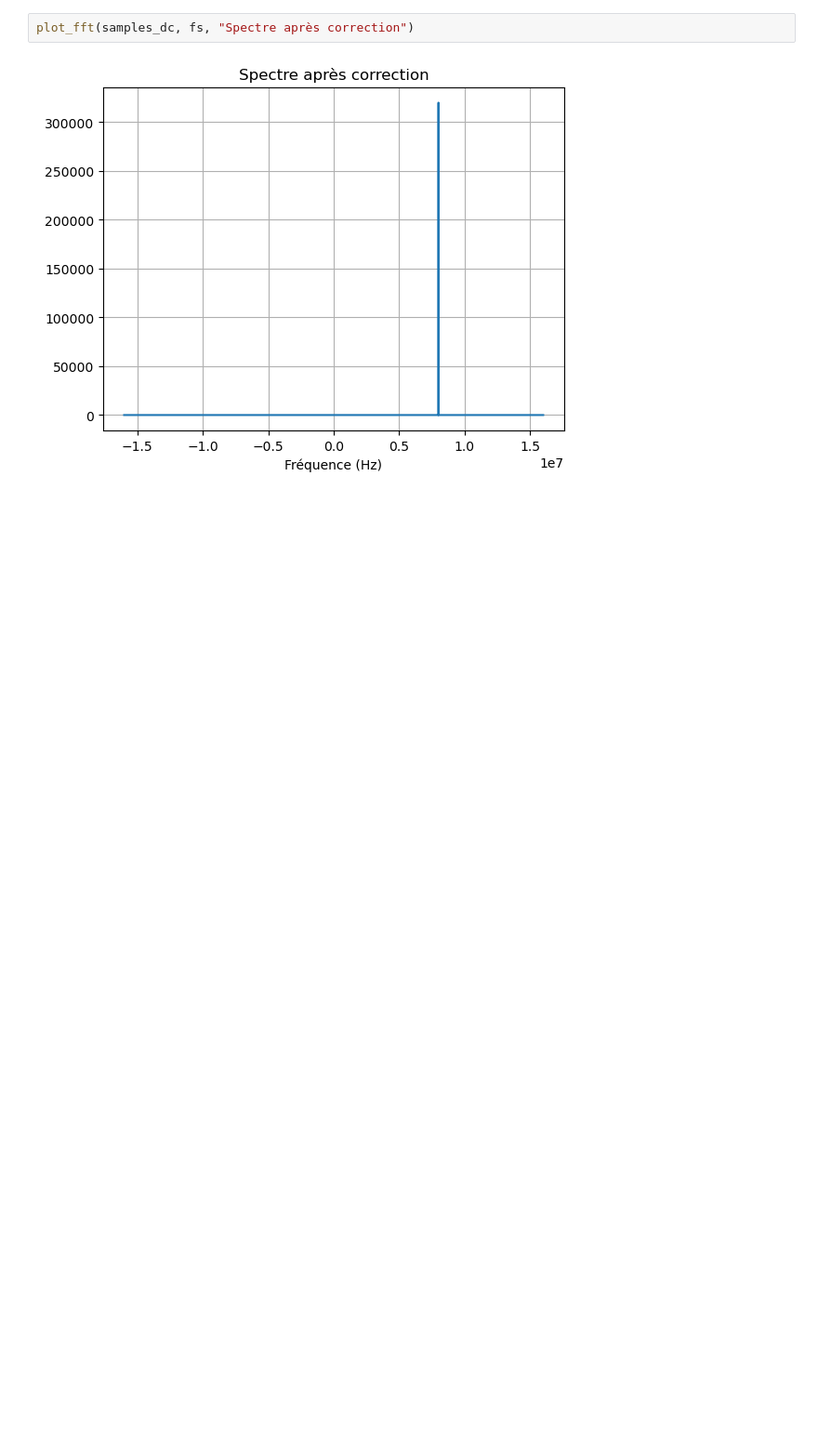
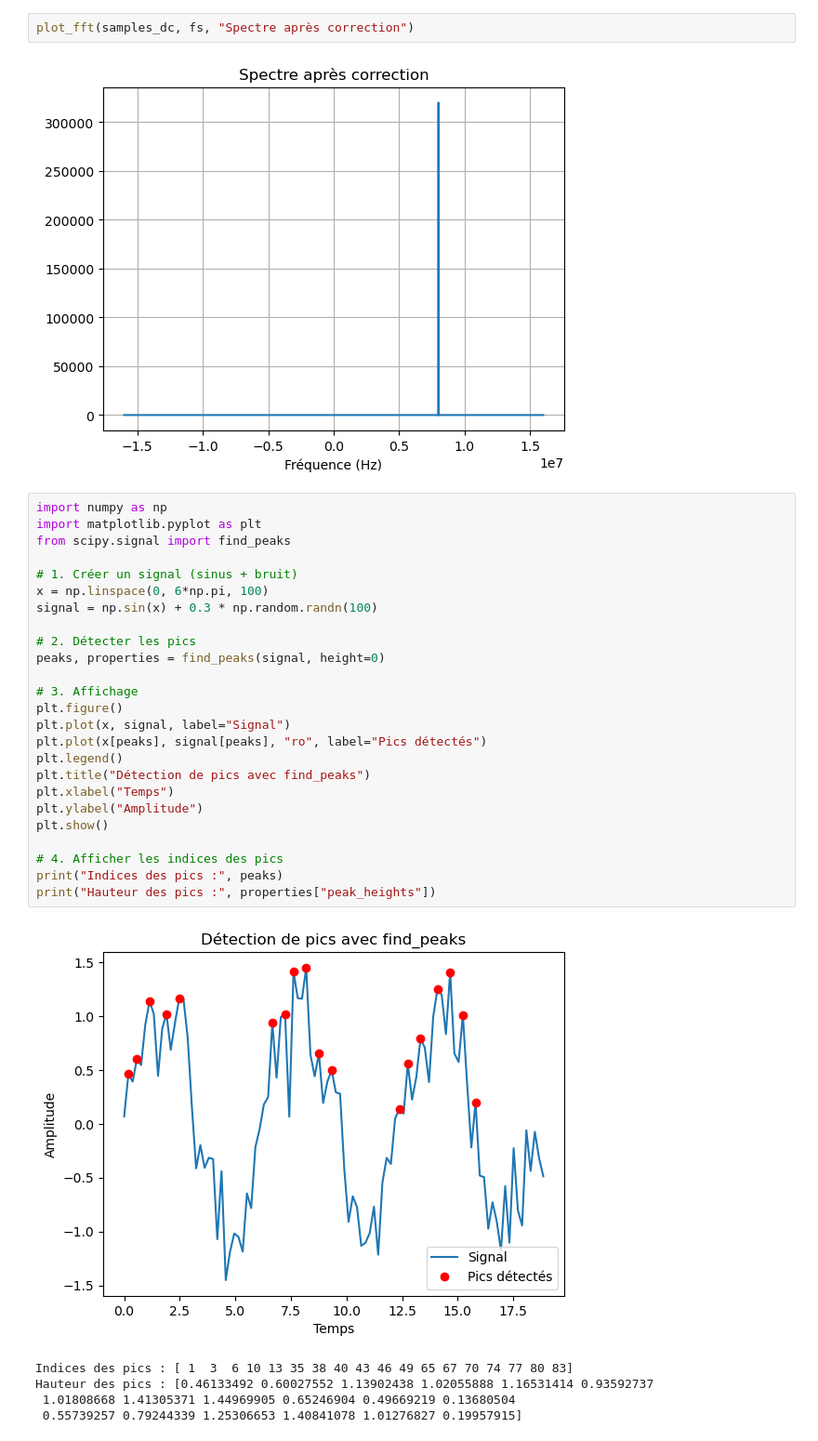
Before and after one commit to yousefBens/SDR_PRPD, a Jupyter notebook: Learn.ipynb, the cells around one changed output. Shown at 93% size. Cells and saved outputs as stored; diff of their text form; blank space fills up the shorter version.

```diff
--- a/Learn.ipynb
+++ b/Learn.ipynb
@@ -285,3 +285,34 @@ plt.show()
 plot_fft(samples_dc, fs, "Spectre après correction")
 # %% [output]
 [figure]
+# %%
+import numpy as np
+import matplotlib.pyplot as plt
+from scipy.signal import find_peaks
+
+# 1. Créer un signal (sinus + bruit)
+x = np.linspace(0, 6*np.pi, 100)
+signal = np.sin(x) + 0.3 * np.random.randn(100)
+
+# 2. Détecter les pics
+peaks, properties = find_peaks(signal, height=0)
+
+# 3. Affichage
+plt.figure()
+plt.plot(x, signal, label="Signal")
+plt.plot(x[peaks], signal[peaks], "ro", label="Pics détectés")
+plt.legend()
+plt.title("Détection de pics avec find_peaks")
+plt.xlabel("Temps")
+plt.ylabel("Amplitude")
+plt.show()
+
+# 4. Afficher les indices des pics
+print("Indices des pics :", peaks)
+print("Hauteur des pics :", properties["peak_heights"])
+# %% [output]
+[figure, added]
+Indices des pics : [ 1  3  6 10 13 35 38 40 43 46 49 65 67 70 74 77 80 83]
+Hauteur des pics : [0.46133492 0.60027552 1.13902438 1.02055888 1.16531414 0.93592737
+ 1.01808668 1.41305371 1.44969905 0.65246904 0.49669219 0.13680504
+ 0.55739257 0.79244339 1.25306653 1.40841078 1.01276827 0.19957915]
```
Also changed, not shown: parts of 1 cell of this notebook, 5 other files.
